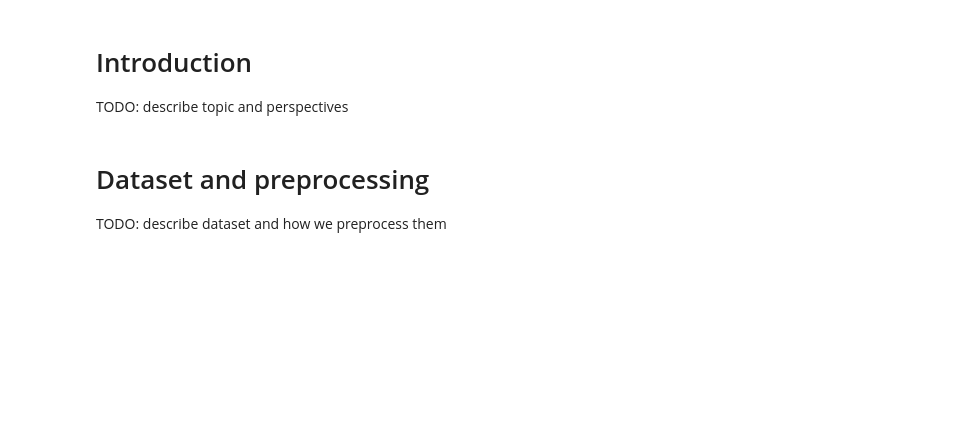
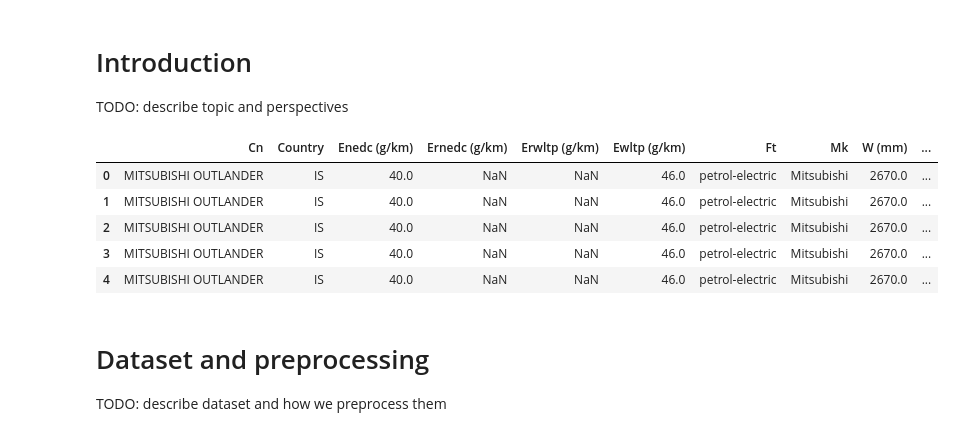
Before and after one commit to FuYoshi/data_story_project, a Jupyter notebook: docs/notebook.ipynb, the cells around one changed output. Drawn from its saved outputs; the diff is of its cells as text; code cells hidden in the pictures; blank space fills up the shorter version.

```diff
--- a/docs/notebook.ipynb
+++ b/docs/notebook.ipynb
@@ -12,25 +12,33 @@ import pandas as pd
 # %%
 # Retrieve dataset data.
 chunk_size = 1000000
 dtypes = {"Country": str, "Mk": str, "Cn": str, "m (kg)": float, "Enedc (g/km)": float, "Ewltp (g/km)": float, "W (mm)": float, "Ft": str, "Ernedc (g/km)": float, "Erwltp (g/km)": float, "year": int}
 chunk_container = pd.read_csv("CO2_data.csv", dtype=dtypes, chunksize=chunk_size)
 
 # Split the dataset based on year.
 co2_2015 = pd.DataFrame()
 co2_2016 = pd.DataFrame()
 co2_2017 = pd.DataFrame()
 co2_2018 = pd.DataFrame()
 co2_2019 = pd.DataFrame()
 co2_2020 = pd.DataFrame()
 co2_2021 = pd.DataFrame()
 for chunk in chunk_container:
     co2_2015 = pd.concat([co2_2015, chunk[chunk["year"] == 2015]], ignore_index=True)
     co2_2016 = pd.concat([co2_2016, chunk[chunk["year"] == 2016]], ignore_index=True)
     co2_2017 = pd.concat([co2_2017, chunk[chunk["year"] == 2017]], ignore_index=True)
     co2_2018 = pd.concat([co2_2018, chunk[chunk["year"] == 2018]], ignore_index=True)
     co2_2019 = pd.concat([co2_2019, chunk[chunk["year"] == 2019]], ignore_index=True)
     co2_2020 = pd.concat([co2_2020, chunk[chunk["year"] == 2020]], ignore_index=True)
     co2_2021 = pd.concat([co2_2021, chunk[chunk["year"] == 2021]], ignore_index=True)
+co2_2021.head()
+# %% [output]
+|  | Cn | Country | Enedc (g/km) | Ernedc (g/km) | Erwltp (g/km) | Ewltp (g/km) | Ft | Mk | W (mm) | ... |
+| 0 | MITSUBISHI OUTLANDER | IS | 40.0 | NaN | NaN | 46.0 | petrol-electric | Mitsubishi | 2670.0 | ... |
+| 1 | MITSUBISHI OUTLANDER | IS | 40.0 | NaN | NaN | 46.0 | petrol-electric | Mitsubishi | 2670.0 | ... |
+| 2 | MITSUBISHI OUTLANDER | IS | 40.0 | NaN | NaN | 46.0 | petrol-electric | Mitsubishi | 2670.0 | ... |
+| 3 | MITSUBISHI OUTLANDER | IS | 40.0 | NaN | NaN | 46.0 | petrol-electric | Mitsubishi | 2670.0 | ... |
+| 4 | MITSUBISHI OUTLANDER | IS | 40.0 | NaN | NaN | 46.0 | petrol-electric | Mitsubishi | 2670.0 | ... |
 # %% [markdown]
 # Dataset and preprocessing
 
```
Also changed, not shown: 11 other files.
